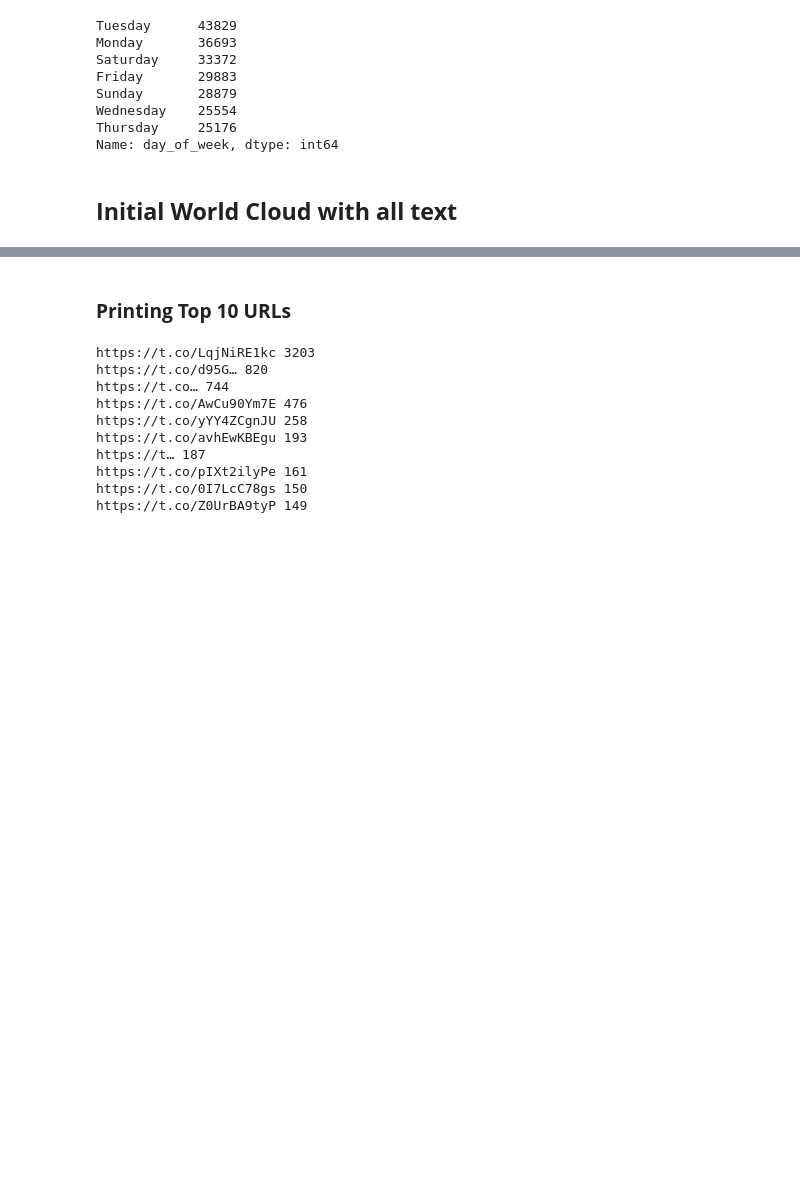
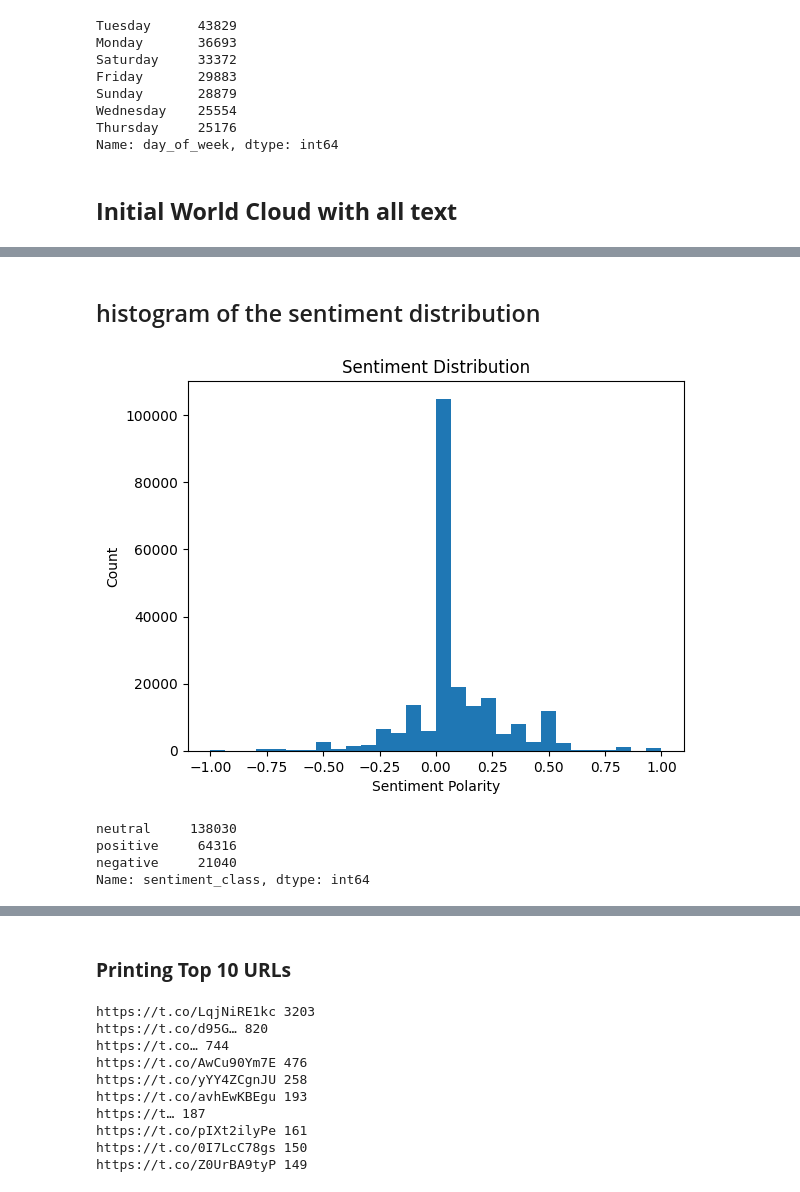
Before and after one commit to nisha1365/GEN-AI-POC, a Jupyter notebook: Vaccine_data_EDA.ipynb, the cells around one changed output, grey strips where cells are left out. Cells and saved outputs as stored; diff of their text form; code cells hidden in the pictures; blank space fills up the shorter version.

```diff
--- a/Vaccine_data_EDA.ipynb
+++ b/Vaccine_data_EDA.ipynb
@@ -622,0 +736,44 @@ plt.show()
+# %% [markdown]
+## histogram of the sentiment distribution
+# %%
+import matplotlib.pyplot as plt
+from textblob import TextBlob
+
+# define a function to get the sentiment polarity of a text
+def get_sentiment(text):
+    blob = TextBlob(text)
+    return blob.sentiment.polarity
+
+# apply the function to the text column
+new_df['sentiment'] = new_df['text'].apply(get_sentiment)
+
+# create a histogram of the sentiment distribution
+plt.hist(new_df['sentiment'], bins=30)
+plt.title('Sentiment Distribution')
+plt.xlabel('Sentiment Polarity')
+plt.ylabel('Count')
+plt.show()
+# %% [output]
+[figure, added]
+# %%
+import pandas as pd
+
+# define a function to classify the sentiment into positive, negative, or neutral
+def classify_sentiment(score, threshold=0.1):
+    if score > threshold:
+        return 'positive'
+    elif score < -threshold:
+        return 'negative'
+    else:
+        return 'neutral'
+
+# apply the function to the sentiment column
+new_df['sentiment_class'] = new_df['sentiment'].apply(classify_sentiment)
+
+# print the counts of each sentiment class
+print(new_df['sentiment_class'].value_counts())
+# %% [output]
+neutral     138030
+positive     64316
+negative     21040
+Name: sentiment_class, dtype: int64
```
Also changed, not shown: parts of 15 cells of this notebook.
